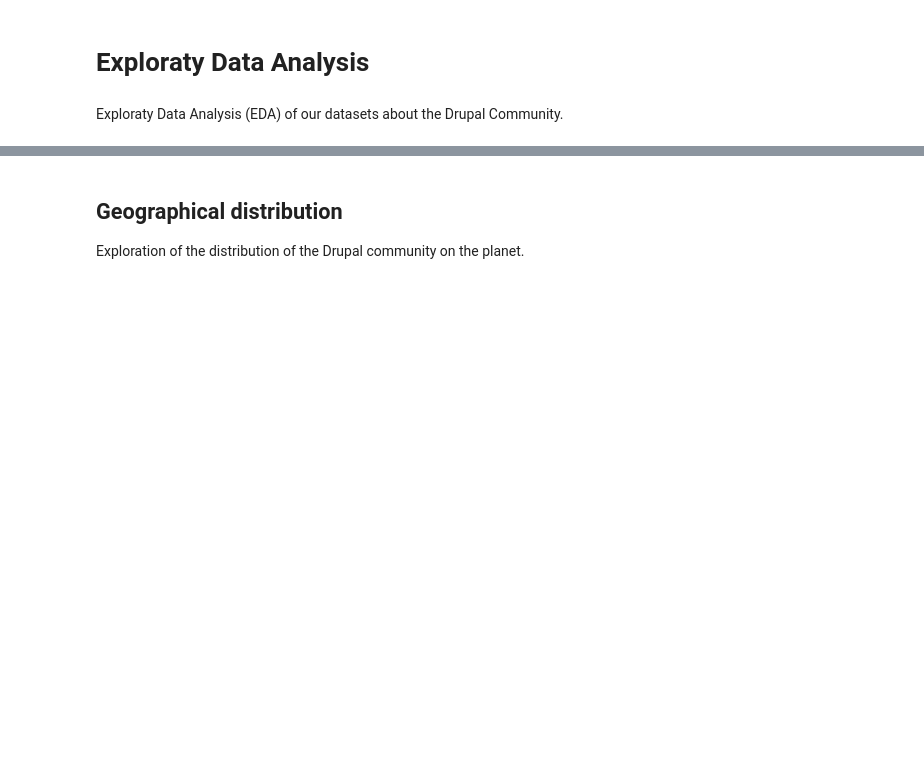
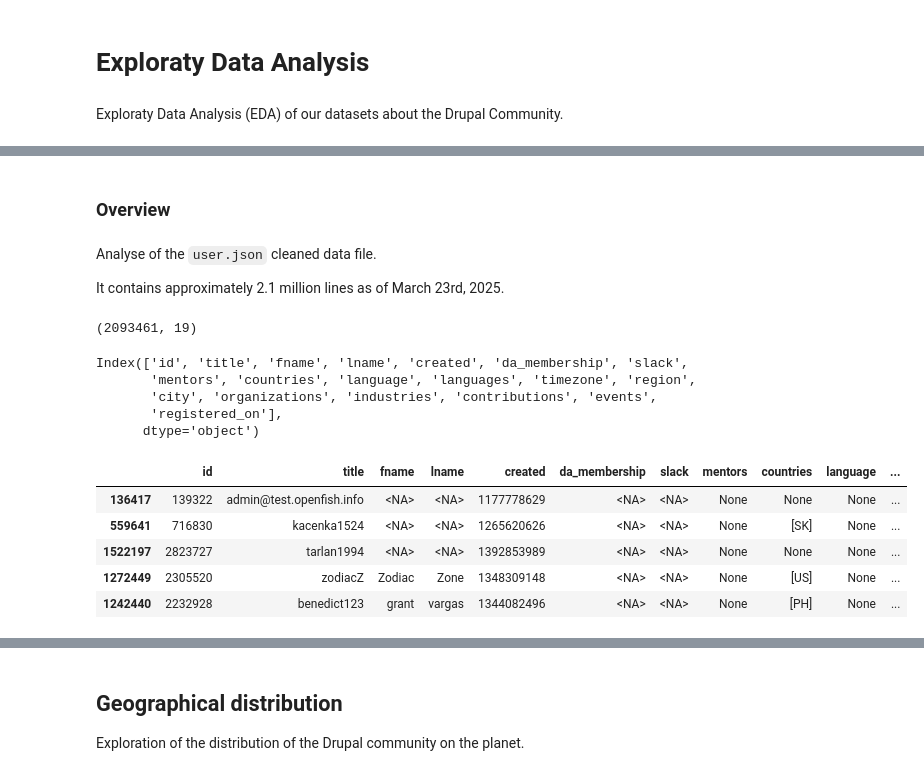
Before and after one commit to MatthieuScarset/drucom, a Jupyter notebook: notebook/eda.ipynb, the cells around one changed output, grey strips where cells are left out. Drawn from its saved outputs; the diff is of its cells as text; code cells hidden in the pictures; blank space fills up the shorter version.

```diff
--- a/notebook/eda.ipynb
+++ b/notebook/eda.ipynb
@@ -65,0 +59,32 @@ dtype: object
+# %%
+
+# Load user data - should take ~2min.
+dtypes = {
+    "id": "int32",
+    "title": "string",
+    "fname": "string",
+    "lname": "string",
+    "created": "int32",
+    "da_membership": "string",
+    "slack": "string",
+    "timezone": "string",
+    "region": "string",
+    "mentors": "object",
+    "countries": "object",
+    "languages": "object",
+    "organizations": "object",
+    "industries": "object",
+    "contributions": "object",
+    "events": "object",
+}
+
+users = pd.read_json('../data/json/user.json', dtype=dtypes)
+# %%
+# Add formatted registration date.
+if 'registered_on' not in users.columns:
+    users['registered_on'] = users['created'].apply(lambda d: datetime.datetime.fromtimestamp(d))
+# %%
+# Clean empty arrays.
+for col in users.columns:
+    if users[col].dtype == 'O':
+        users[col] = users[col].apply(lambda x: None if (x is None or len(x) == 0) else x)
@@ -65,0 +94,22 @@ dtype: object
+# %% [markdown]
+### Overview
+# %% [markdown]
+Analyse of the `user.json` cleaned data file.
+
+It contains approximately 2.1 million lines as of March 23rd, 2025.
+# %%
+# Shape, columns, and sample of the data.
+display(users.shape, users.columns, users.sample(5))
+# %% [output]
+(2093461, 19)
+Index(['id', 'title', 'fname', 'lname', 'created', 'da_membership', 'slack',
+       'mentors', 'countries', 'language', 'languages', 'timezone', 'region',
+       'city', 'organizations', 'industries', 'contributions', 'events',
+       'registered_on'],
+      dtype='object')
+|  | id | title | fname | lname | created | da_membership | slack | mentors | countries | language | ... |
+| 136417 | 139322 | admin@test.openfish.info | <NA> | <NA> | 1177778629 | <NA> | <NA> | None | None | None | ... |
+| 559641 | 716830 | kacenka1524 | <NA> | <NA> | 1265620626 | <NA> | <NA> | None | [SK] | None | ... |
+| 1522197 | 2823727 | tarlan1994 | <NA> | <NA> | 1392853989 | <NA> | <NA> | None | None | None | ... |
+| 1272449 | 2305520 | zodiacZ | Zodiac | Zone | 1348309148 | <NA> | <NA> | None | [US] | None | ... |
+| 1242440 | 2232928 | benedict123 | grant | vargas | 1344082496 | <NA> | <NA> | None | [PH] | None | ... |
```
Also changed, not shown: parts of 22 cells of this notebook, 1 other file.
